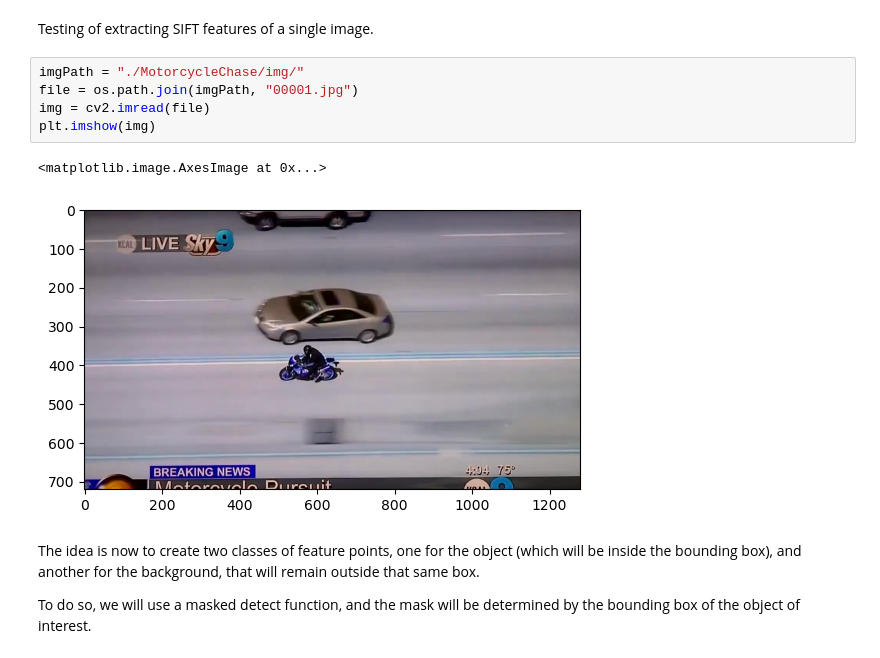
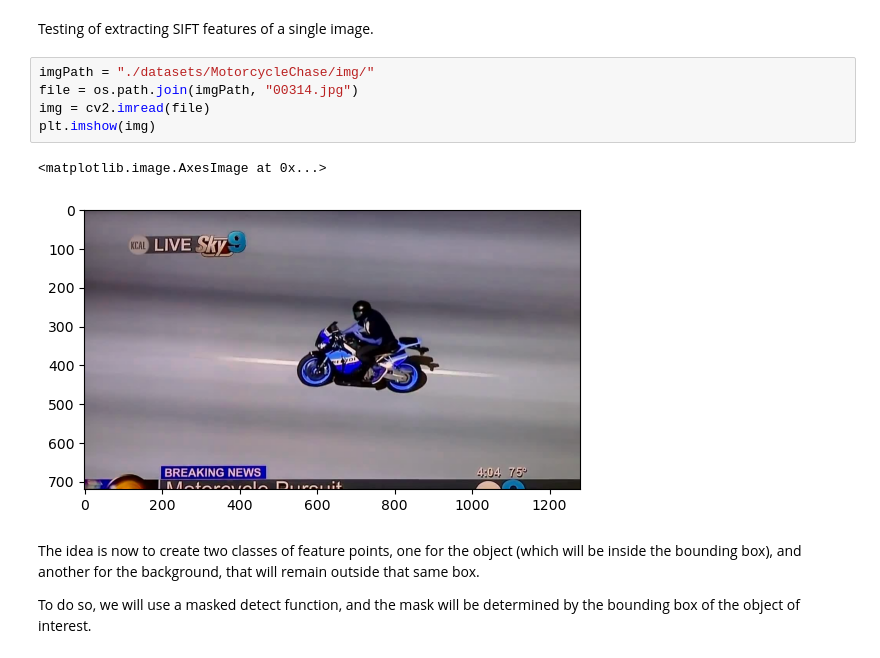
Before and after one commit to ivan-serrano-hernandez/Computer-Vision-project, a Jupyter notebook: SIFT-Tracking.ipynb, the cells around one changed output. Saved outputs shown, nothing was run; the diff lists cells and outputs as text.

```diff
--- a/SIFT-Tracking.ipynb
+++ b/SIFT-Tracking.ipynb
@@ -120,13 +121,13 @@ def getBackgroundMask(img, bb):
 # %% [markdown]
 Testing of extracting SIFT features of a single image.
 # %%
-imgPath = "./MotorcycleChase/img/"
-file = os.path.join(imgPath, "00001.jpg")
+imgPath = "./datasets/MotorcycleChase/img/"
+file = os.path.join(imgPath, "00314.jpg")
 img = cv2.imread(file)
 plt.imshow(img)
 # %% [output]
 <matplotlib.image.AxesImage at 0x...>
-[figure, old version]
+[figure, new version]
 # %% [markdown]
 The idea is now to create two classes of feature points, one for the object (which will be inside the bounding box), and another for the background, that will remain outside that same box.
 
```
Also changed, not shown: parts of 14 cells of this notebook, 1 other file.
